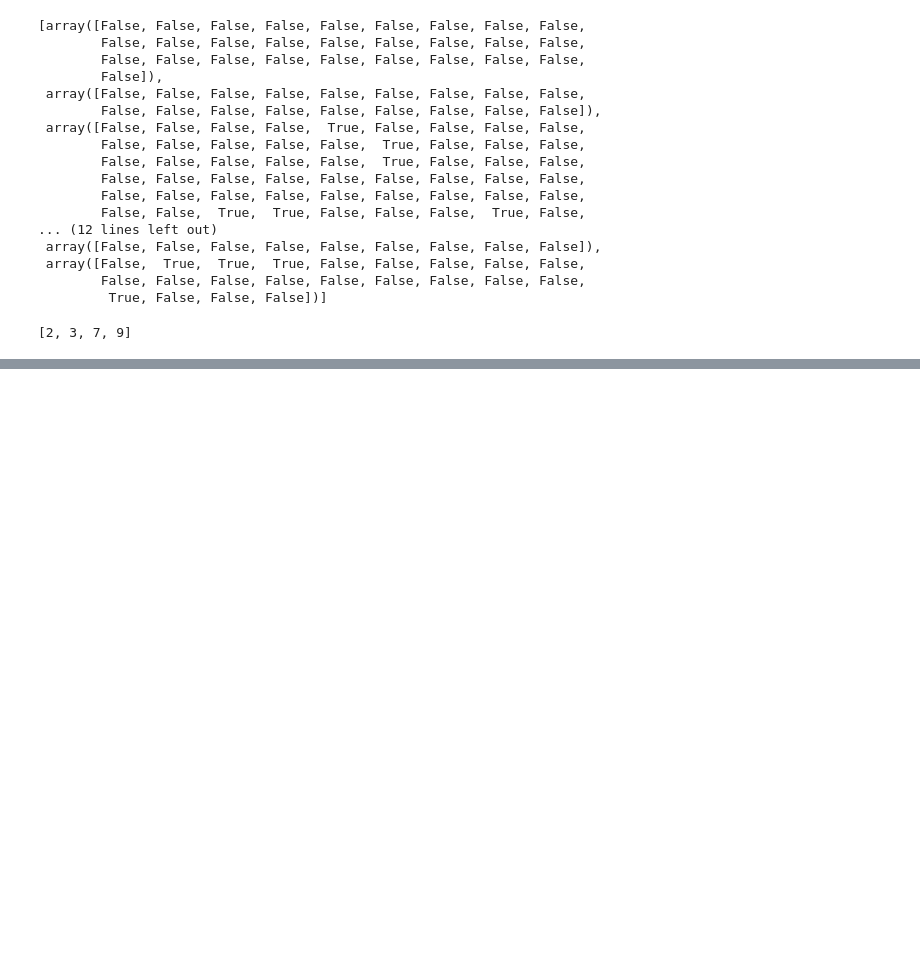
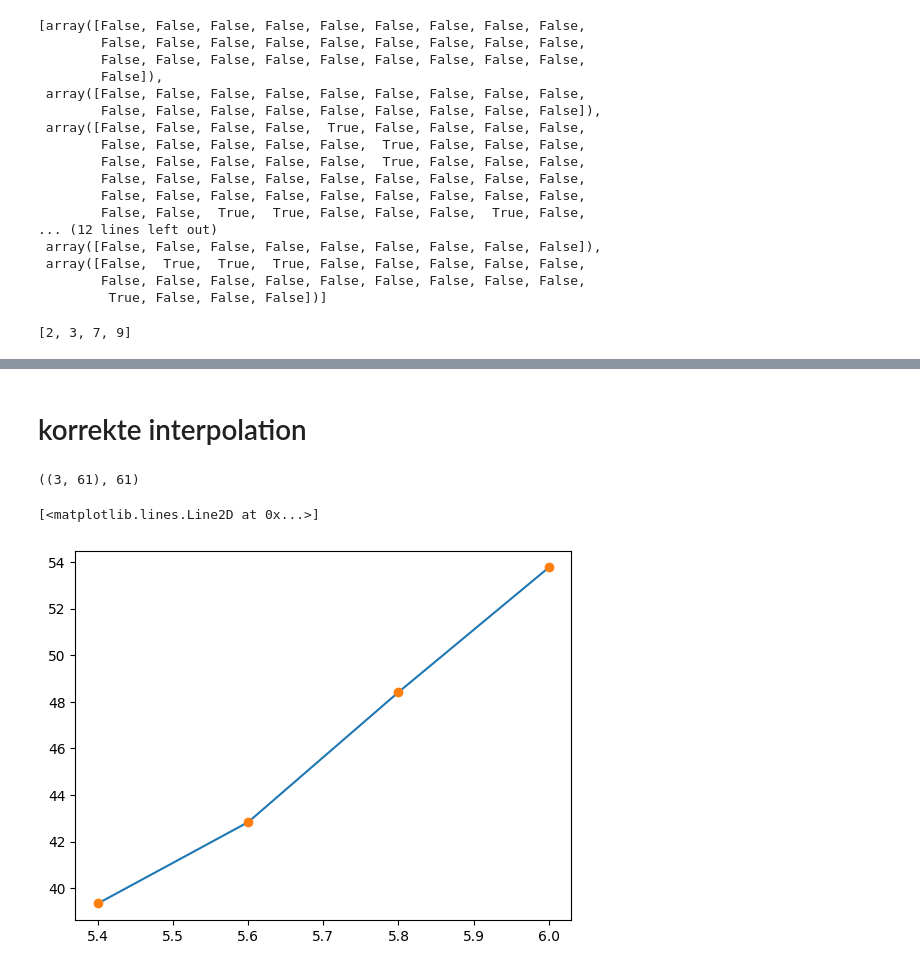
Before and after one commit to TimLockstedt/Opt1, a Jupyter notebook: Interpolation_Tim.ipynb, the cells around one changed output, grey strips where cells are left out. Cells and saved outputs as stored; diff of their text form; code cells hidden in the pictures; blank space fills up the shorter version.

```diff
--- a/Interpolation_Tim.ipynb
+++ b/Interpolation_Tim.ipynb
@@ -654 +654,3 @@ ACHTUNG mindestenz einmal eine größere Abweichung als 0.03
 ... (23 outputs left out)
+# %% [markdown]
+# korrekte interpolation
@@ -654,0 +809,21 @@ ACHTUNG mindestenz einmal eine größere Abweichung als 0.03
+# %%
+ort_int = np.zeros((3,*zeit_int.shape))
+ort_int.shape, *zeit_int.shape
+# %% [output]
+((3, 61), 61)
+# %%
+from matplotlib import pyplot as plt
+test = data_class("TrafficDataset/sequence_data5-1_1.mat")
+ort = test.get_x()
+zeit = test.get_t()
+dt = 0.01
+zeit_int = np.arange(zeit[0], zeit[-1], dt)
+ort_int = np.zeros((3,*zeit_int.shape))
+for i, auto in enumerate(ort):
+	ort_int[i, :] = np.interp(zeit_int, zeit, auto)
+
+plt.plot(zeit_int, ort_int[0])
+plt.plot(zeit, ort[0], "o")
+# %% [output]
+[<matplotlib.lines.Line2D at 0x...>]
+[figure, added]
```
Also changed, not shown: parts of 3 cells of this notebook, 1 other file.
